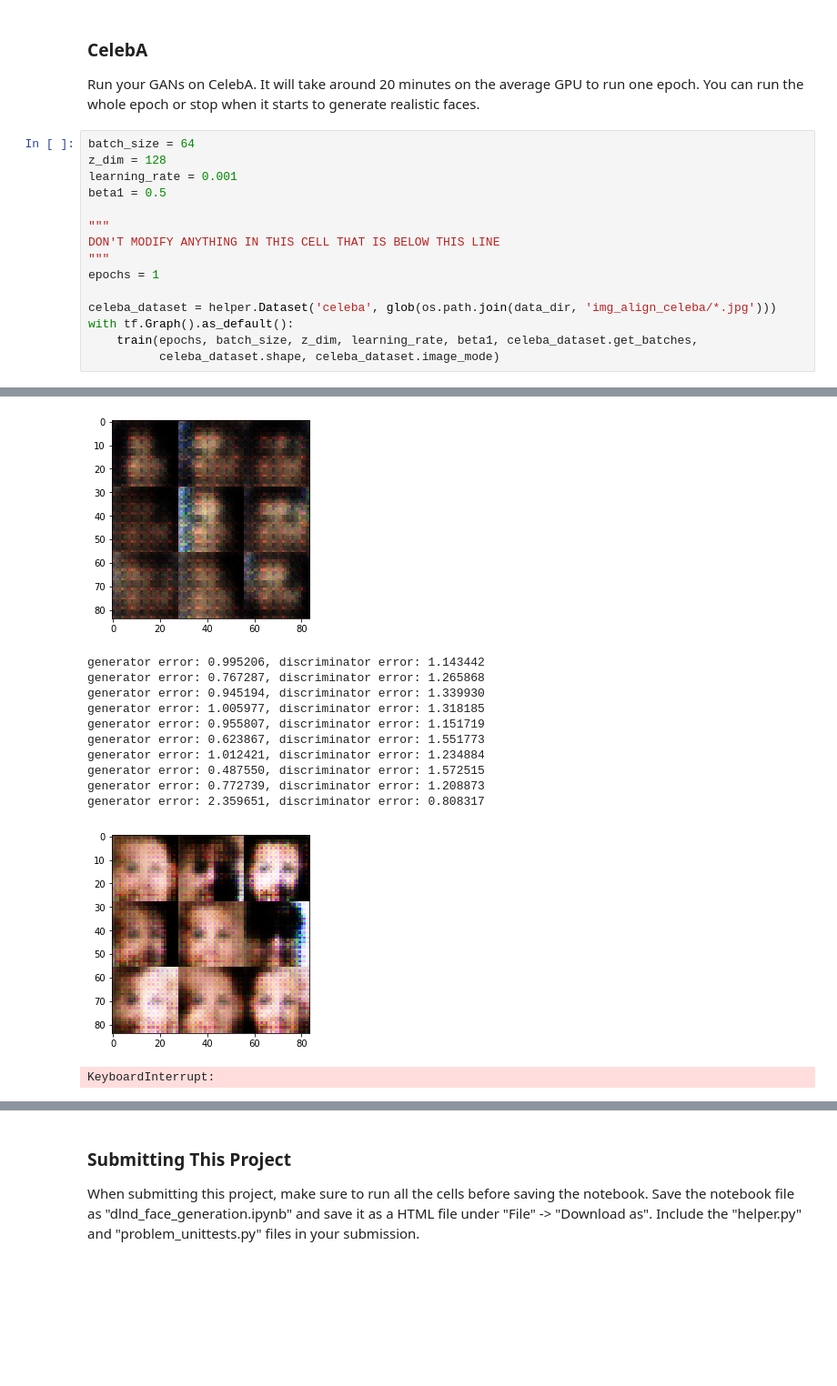
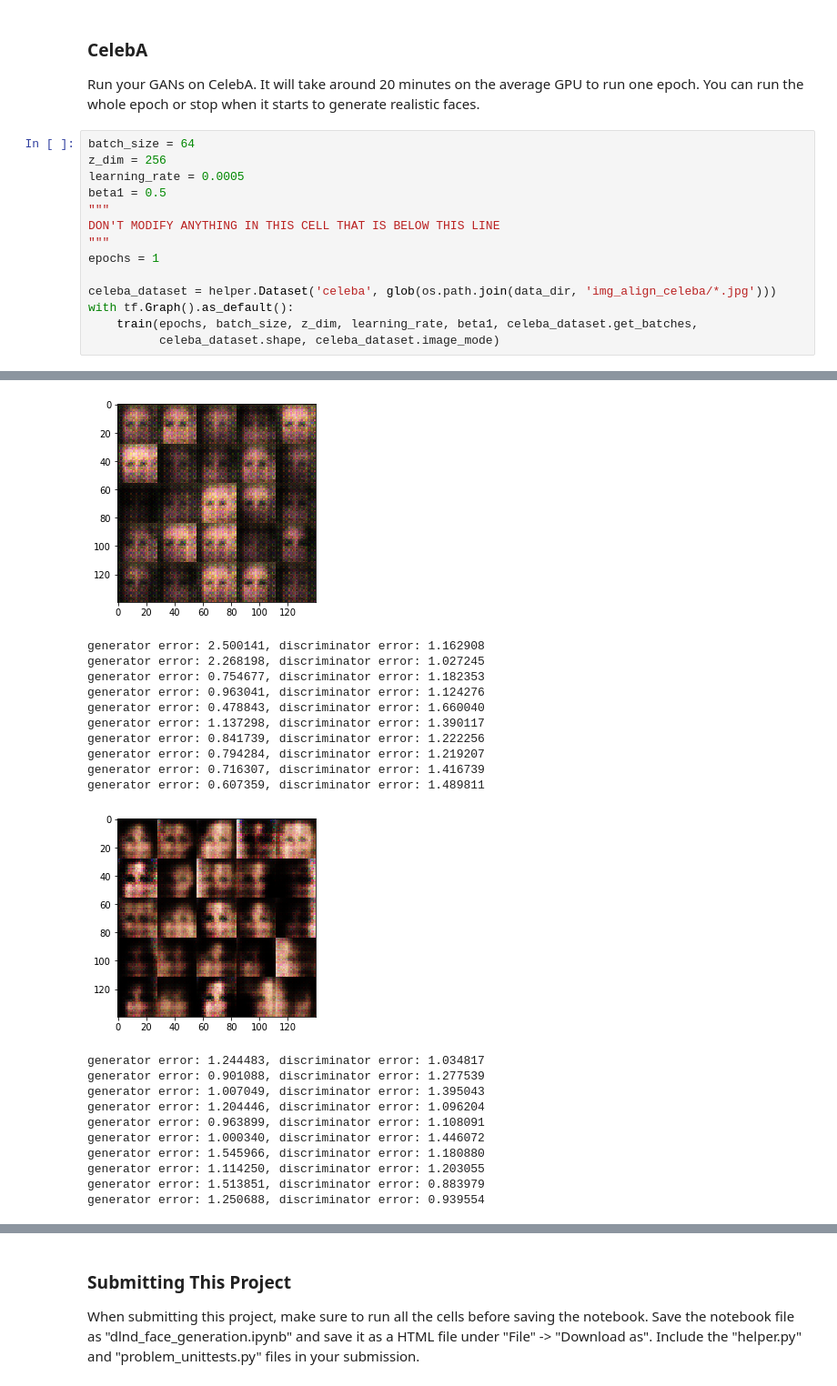
Before and after one commit to nathanbreitsch/deep-learning-nanodegree, a Jupyter notebook: project-5/face-generation/dlnd_face_generation.ipynb, the cells around one changed output, grey strips where cells are left out. Shown at 91% size. Cells and saved outputs as stored; diff of their text form; blank space fills up the shorter version.

Commit message:
Train face generator

```diff
--- a/project-5/face-generation/dlnd_face_generation.ipynb
+++ b/project-5/face-generation/dlnd_face_generation.ipynb
@@ -482,10 +486,9 @@ KeyboardInterrupt:
 Run your GANs on CelebA.  It will take around 20 minutes on the average GPU to run one epoch.  You can run the whole epoch or stop when it starts to generate realistic faces.
 # %%
 batch_size = 64
-z_dim = 128
-learning_rate = 0.001
+z_dim = 256
+learning_rate = 0.0005
 beta1 = 0.5
-
 """
 DON'T MODIFY ANYTHING IN THIS CELL THAT IS BELOW THIS LINE
 """
@@ -511,13 +514,22 @@ generator error: 1.296659, discriminator error: 1.577174
-[figure, old version]
+[figure, new version]
-generator error: 0.995206, discriminator error: 1.143442
-generator error: 0.767287, discriminator error: 1.265868
-generator error: 0.945194, discriminator error: 1.339930
-generator error: 1.005977, discriminator error: 1.318185
-generator error: 0.955807, discriminator error: 1.151719
-generator error: 0.623867, discriminator error: 1.551773
-generator error: 1.012421, discriminator error: 1.234884
-generator error: 0.487550, discriminator error: 1.572515
-generator error: 0.772739, discriminator error: 1.208873
-generator error: 2.359651, discriminator error: 0.808317
+generator error: 2.500141, discriminator error: 1.162908
+generator error: 2.268198, discriminator error: 1.027245
+generator error: 0.754677, discriminator error: 1.182353
+generator error: 0.963041, discriminator error: 1.124276
+generator error: 0.478843, discriminator error: 1.660040
+generator error: 1.137298, discriminator error: 1.390117
+generator error: 0.841739, discriminator error: 1.222256
+generator error: 0.794284, discriminator error: 1.219207
+generator error: 0.716307, discriminator error: 1.416739
+generator error: 0.607359, discriminator error: 1.489811
-[figure, old version]
+[figure, new version]
-KeyboardInterrupt:
+generator error: 1.244483, discriminator error: 1.034817
+generator error: 0.901088, discriminator error: 1.277539
+generator error: 1.007049, discriminator error: 1.395043
+generator error: 1.204446, discriminator error: 1.096204
+generator error: 0.963899, discriminator error: 1.108091
+generator error: 1.000340, discriminator error: 1.446072
+generator error: 1.545966, discriminator error: 1.180880
+generator error: 1.114250, discriminator error: 1.203055
+generator error: 1.513851, discriminator error: 0.883979
+generator error: 1.250688, discriminator error: 0.939554
```
Also changed, not shown: parts of 6 cells of this notebook.
